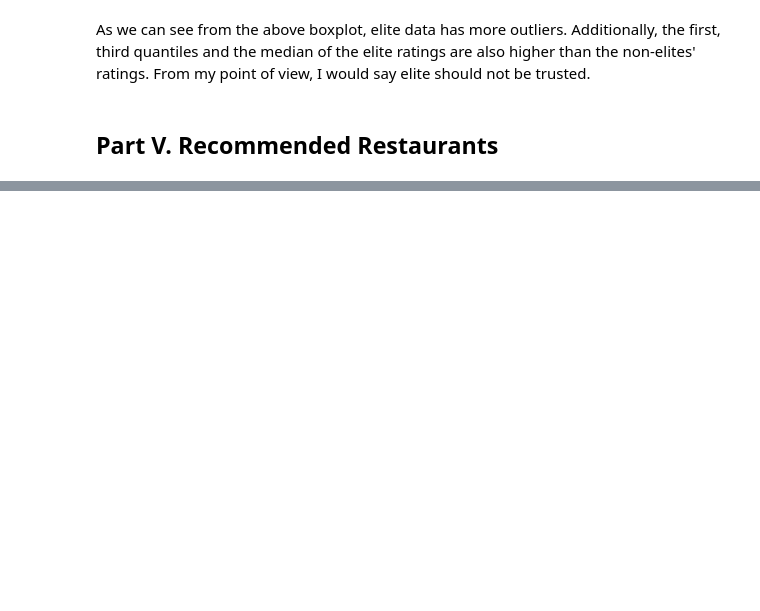
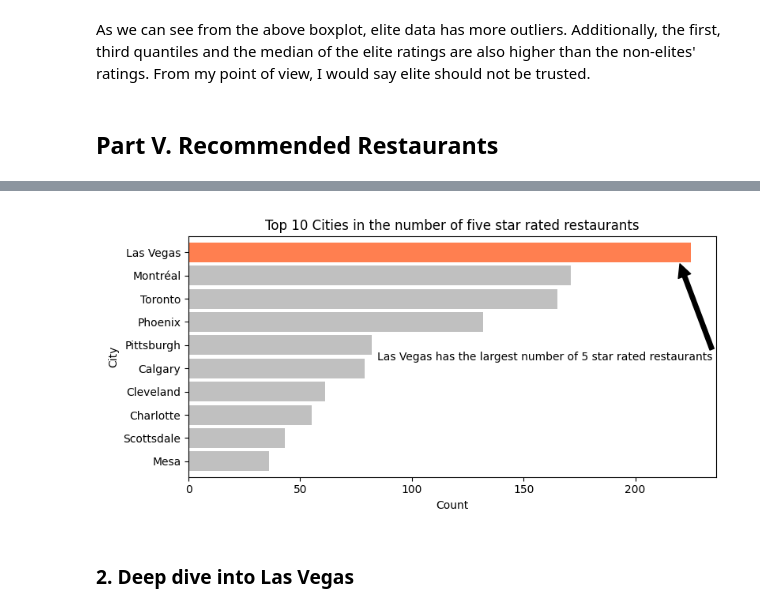
Before and after one commit to wuyaheng/EMR-S3-Pyspark, a Jupyter notebook: Analysis.ipynb, the cells around one changed output, grey strips where cells are left out. Drawn from its saved outputs; the diff is of its cells as text; code cells hidden in the pictures; blank space fills up the shorter version.

```diff
--- a/Analysis.ipynb
+++ b/Analysis.ipynb
@@ -665,7 +711,6 @@ restaurants_5_stars_many_reviews = restaurants_5_stars.filter(col("review_count"
 # %% [output]
 [interactive output not drawn]
 # %%
-wow_restaurant_df = restaurants_5_stars_many_reviews.select('name', 'city', 'review_count','address','categories','latitude', 'longitude')
-wow_restaurant_df.show()
+five_stars_restaurant_df = restaurants_5_stars.select('business_id','name', 'city', 'review_count','address','categories','latitude', 'longitude')
 # %% [output]
 [interactive output not drawn]
@@ -688,0 +717,3 @@ only showing top 20 rows
+# %%
+city_count = five_stars_restaurant_df.select('city').groupby(five_stars_restaurant_df.city).count()
+city_count.show()
@@ -688,0 +739,20 @@ only showing top 20 rows
+# %%
+top_10 = city_count.sort(desc('count')).limit(10).toPandas()
+
+ax = top_10.plot(kind='barh', x='city', y='count',
+            figsize=(8, 4), zorder=2, width=0.85, color=['coral','silver','silver','silver','silver','silver','silver','silver','silver','silver'])
+
+ax.invert_yaxis()
+ax.set_xlabel("Count")
+ax.set_ylabel("City")
+ax.set_title("Top 10 Cities in the number of five star rated restaurants")
+ax.annotate('Las Vegas has the largest number of 5 star rated restaurants',
+            xy=(220, 0.5), xycoords='data',
+            xytext=(30, -90), textcoords='offset points',
+            arrowprops=dict(facecolor='black'),
+            horizontalalignment='right', verticalalignment='bottom')
+ax.get_legend().remove()
+
+plt.tight_layout()
+%matplot plt
+# %% [output]
@@ -688,0 +760,3 @@ only showing top 20 rows
+[figure, added]
+# %% [markdown]
+### 2. Deep dive into Las Vegas
```
Also changed, not shown: parts of 25 cells of this notebook, 1 other file.
